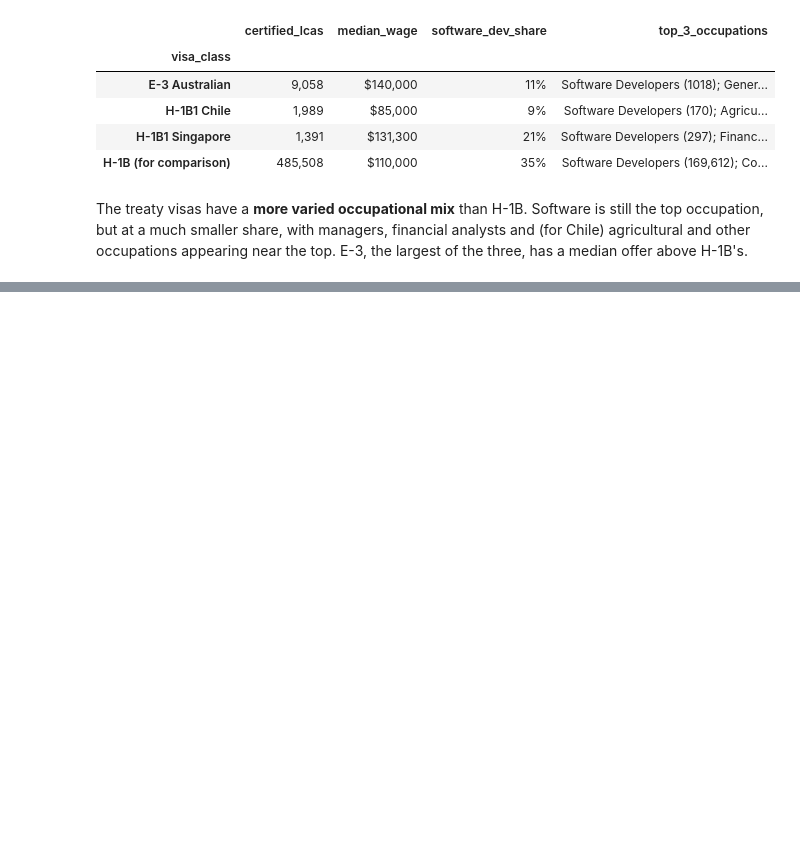
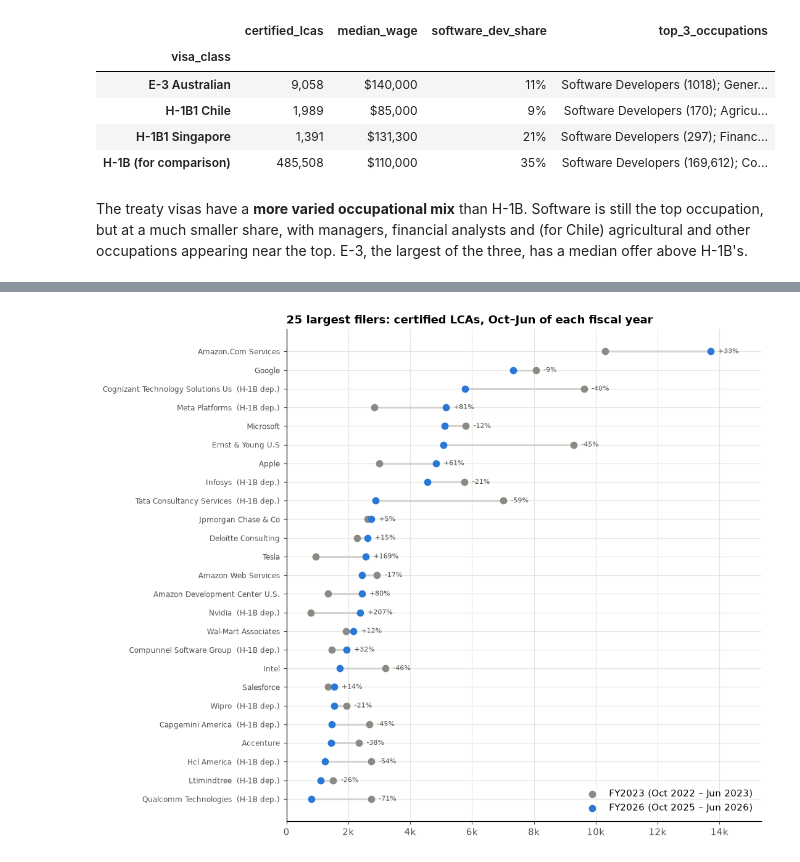
Before and after one commit to RustyRockets/H1B-Analysis, a Jupyter notebook: h1b_lca_fy2023_exploration.ipynb, the cells around one changed output, grey strips where cells are left out. Saved outputs shown, nothing was run; the diff lists cells and outputs as text; code cells hidden in the pictures; blank space fills up the shorter version.

```diff
--- a/h1b_lca_fy2023_exploration.ipynb
+++ b/h1b_lca_fy2023_exploration.ipynb
@@ -818,0 +980,24 @@ E-3, the largest of the three, has a median offer above H-1B's.
+# %%
+# The 25 largest filers across both windows, drawn as a dumbbell: grey = FY2023, blue = FY2026.
+per_emp = cmp.groupby(["EMPLOYER", "FISCAL_YEAR"]).size().unstack(fill_value=0)
+top = per_emp.loc[per_emp.sum(axis=1).nlargest(25).index].sort_values(2026)
+# Flag employers that marked themselves H-1B dependent on most of their LCAs across both windows.
+dependent_flag = cmp.groupby("EMPLOYER")["H_1B_DEPENDENT"].agg(lambda s: (s == "Yes").mean() > 0.5)
+
+fig, ax = plt.subplots(figsize=(10, 8))
+y = np.arange(len(top))
+ax.hlines(y, top[2023], top[2026], color="#d4d3cd", lw=2)
+ax.scatter(top[2023], y, color=FY_COLORS[2023], s=45, zorder=3, label=FY_LABELS[2023])
+ax.scatter(top[2026], y, color=FY_COLORS[2026], s=45, zorder=3, label=FY_LABELS[2026])
+labels = [pretty(e) + ("  (H-1B dep.)" if dependent_flag[e] else "") for e in top.index]
+ax.set_yticks(y, labels, fontsize=8)
+for yi, (a, b) in enumerate(zip(top[2023], top[2026])):
+    ax.text(max(a, b) + 250, yi, f"{(b / a - 1):+.0%}" if a else "new", va="center", fontsize=7.5, color="#52514e")
+ax.xaxis.set_major_formatter(thousands)
+ax.set_xlim(0, top.values.max() * 1.12)
+ax.set_title("25 largest filers: certified LCAs, Oct–Jun of each fiscal year")
+ax.legend(frameon=False, loc="lower right")
+plt.tight_layout()
+plt.show()
+# %% [output]
+[figure, added]
```
Also changed, not shown: parts of 39 cells of this notebook, 3 other files.
